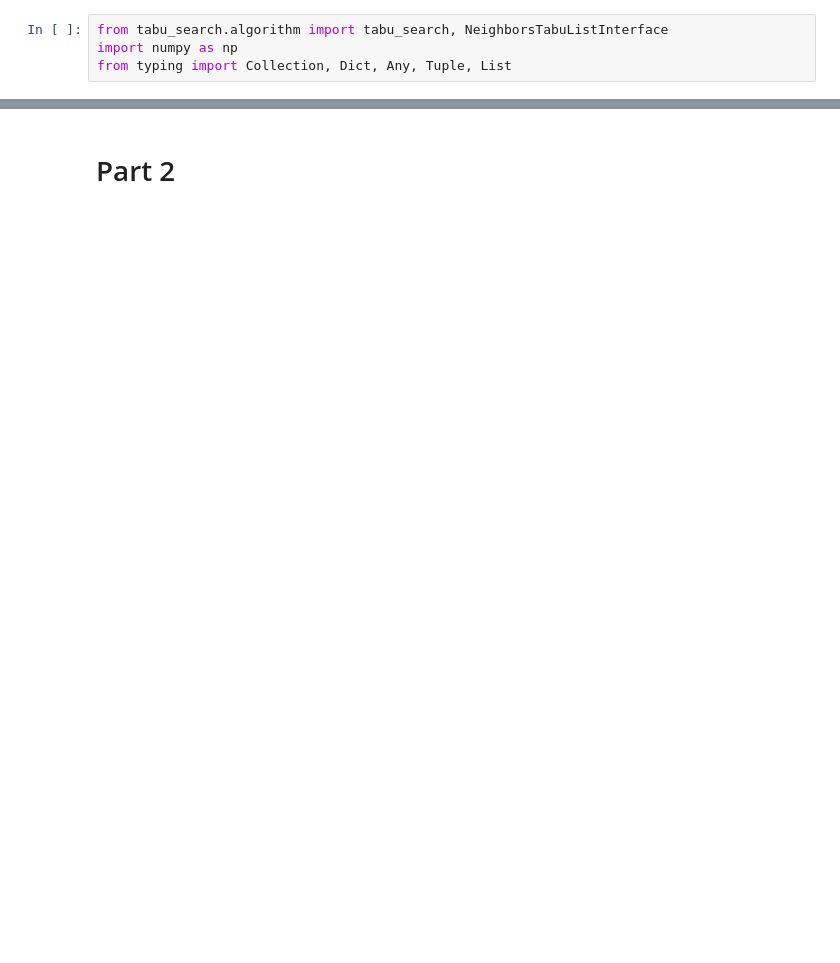
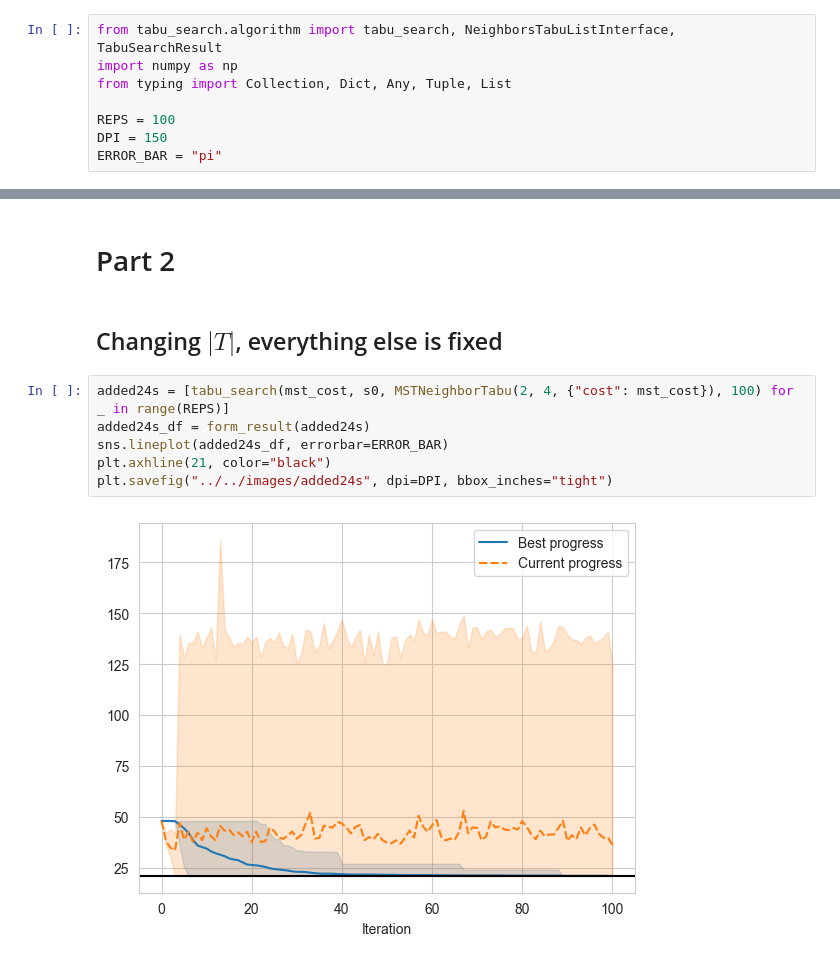
Before and after one commit to nngerncham/ma395_heuristic, a Jupyter notebook: homework/hw3/codebase/Notebooks/Problem 1.ipynb, the cells around one changed output, grey strips where cells are left out. Saved outputs shown, nothing was run; the diff lists cells and outputs as text; blank space fills up the shorter version.

```diff
--- a/homework/hw3/codebase/Notebooks/Problem 1.ipynb
+++ b/homework/hw3/codebase/Notebooks/Problem 1.ipynb
@@ -1,7 +1,11 @@
 # %%
-from tabu_search.algorithm import tabu_search, NeighborsTabuListInterface
+from tabu_search.algorithm import tabu_search, NeighborsTabuListInterface, TabuSearchResult
 import numpy as np
 from typing import Collection, Dict, Any, Tuple, List
+
+REPS = 100
+DPI = 150
+ERROR_BAR = "pi"
 # %% [markdown]
 # Part 1
 # %%
@@ -117,2 +133,12 @@ sns.lineplot(df.set_index("Iteration"))
 # %% [markdown]
 # Part 2
+# %% [markdown]
+## Changing $|T|$, everything else is fixed
+# %%
+added24s = [tabu_search(mst_cost, s0, MSTNeighborTabu(2, 4, {"cost": mst_cost}), 100) for _ in range(REPS)]
+added24s_df = form_result(added24s)
+sns.lineplot(added24s_df, errorbar=ERROR_BAR)
+plt.axhline(21, color="black")
+plt.savefig("../../images/added24s", dpi=DPI, bbox_inches="tight")
+# %% [output]
+[figure, added]
```
Also changed, not shown: parts of 20 cells of this notebook, 11 other files.
